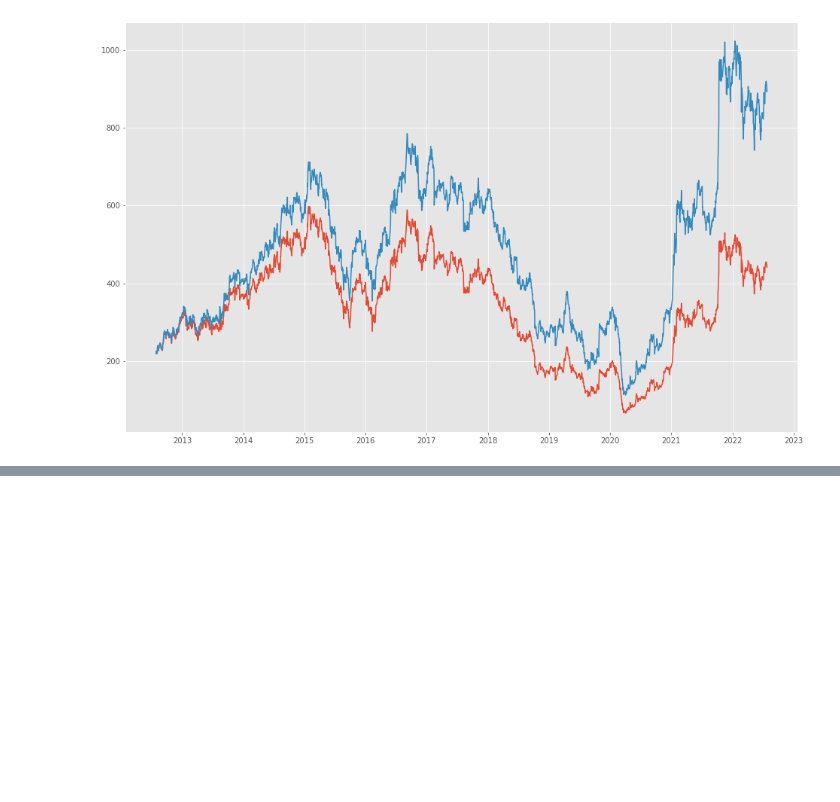
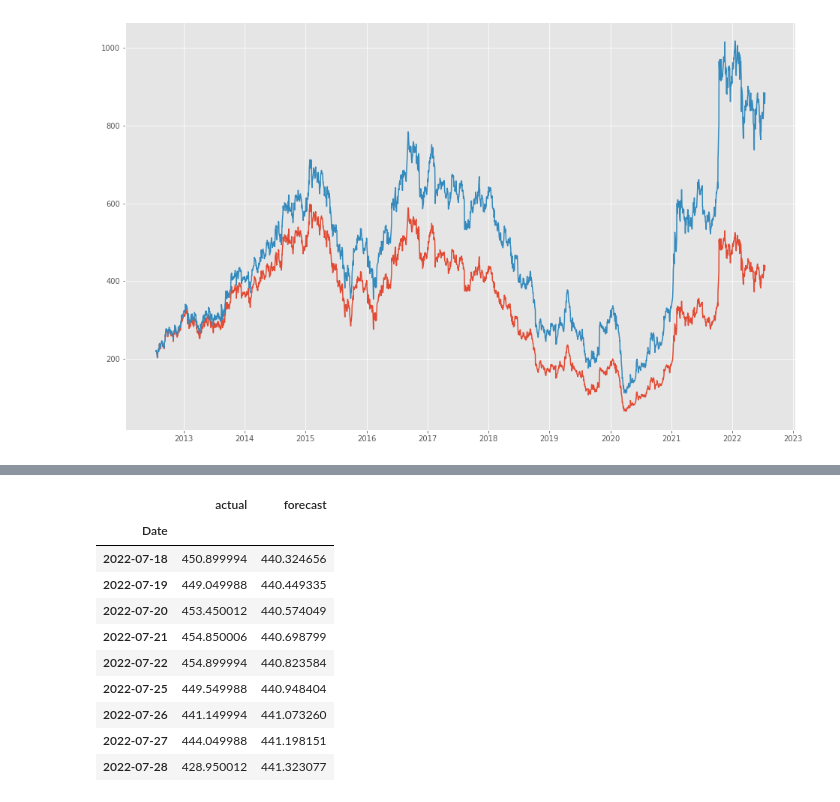
Before and after one commit to renkuntlamahessh/Tata-Motors-Project-, a Jupyter notebook: TATA_Motors_Stock_market_Forecasting_V3.ipynb, the cells around one changed output, grey strips where cells are left out. Drawn from its saved outputs; the diff is of its cells as text; code cells hidden in the pictures; blank space fills up the shorter version.

```diff
--- a/TATA_Motors_Stock_market_Forecasting_V3.ipynb
+++ b/TATA_Motors_Stock_market_Forecasting_V3.ipynb
@@ -597,6 +578,6 @@ plt.plot(predictions_ARIMA)
 [<matplotlib.lines.Line2D at 0x...>]
 [figure]
 # %%
-forecast=model_fit.forecast(steps=10)[0]
+forecast=model_fit.forecast(steps=9)[0]
 np.exp(forecast)
 # %% [output]
@@ -605,0 +587,11 @@ array([444.17721128, 444.30447122, 444.43176762, 444.5591005 ,
+# %%
+#stock Company for analytics
+stock = ['TATAMOTORS.NS']
+data_source = 'yahoo'
+
+# set up Start and End time for data grab
+end = datetime.now()
+start = datetime(end.year,end.month,end.day-10)
+
+# Set DataFrame as the Stock Ticker
+df = pdr.get_data_yahoo(stock,start,end)
@@ -605,0 +614,17 @@ array([444.17721128, 444.30447122, 444.43176762, 444.5591005 ,
+# %%
+result = pd.DataFrame(df['Close'])
+result.columns = ["actual"]
+result["forecast"] = np.exp(forecast)
+result
+# %% [output]
+|  | actual | forecast |
+| Date |  |  |
+| 2022-07-18 | 450.899994 | 440.324656 |
+| 2022-07-19 | 449.049988 | 440.449335 |
+| 2022-07-20 | 453.450012 | 440.574049 |
+| 2022-07-21 | 454.850006 | 440.698799 |
+| 2022-07-22 | 454.899994 | 440.823584 |
+| 2022-07-25 | 449.549988 | 440.948404 |
+| 2022-07-26 | 441.149994 | 441.073260 |
+| 2022-07-27 | 444.049988 | 441.198151 |
+| 2022-07-28 | 428.950012 | 441.323077 |
```
Also changed, not shown: parts of 24 cells of this notebook.
